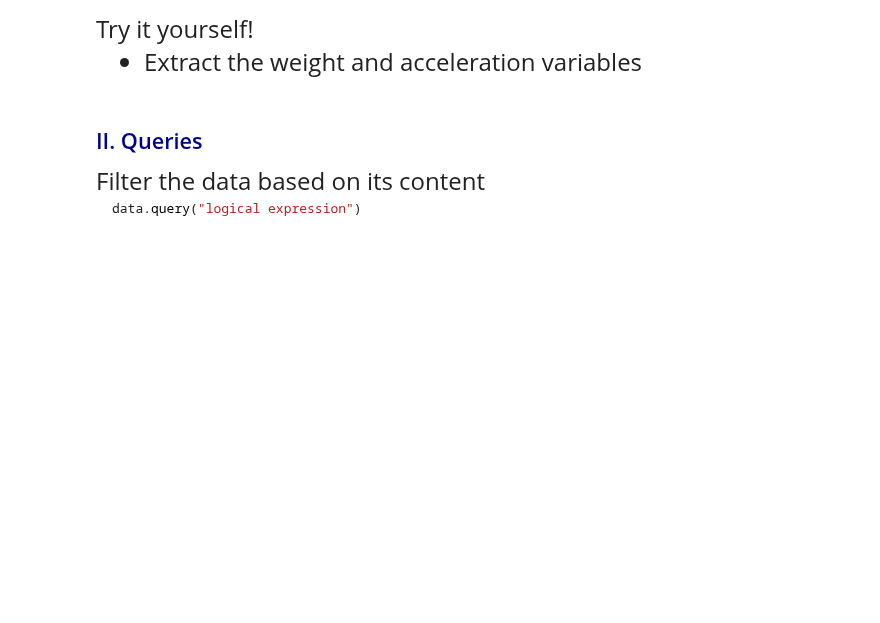
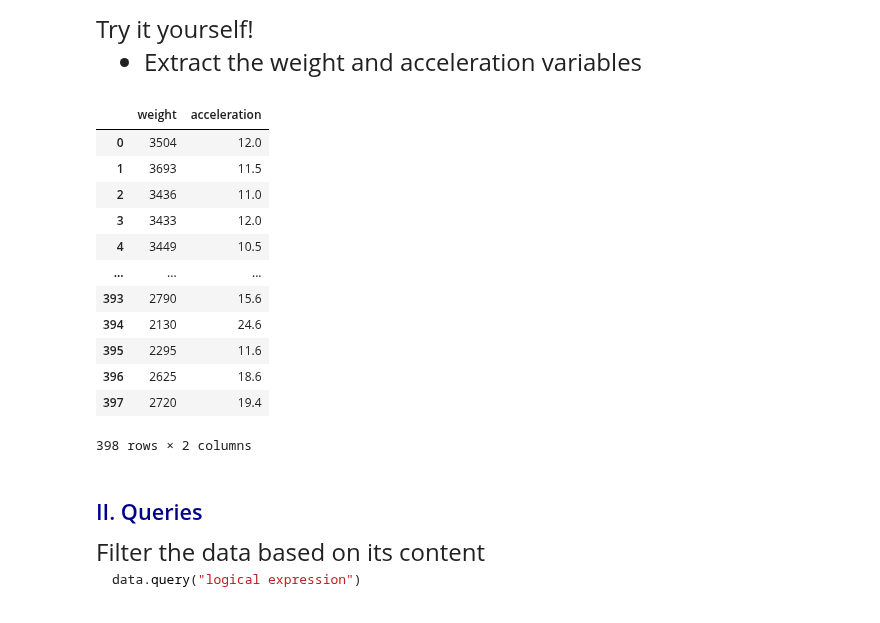
Before and after one commit to xueqiancheng8/datasci530fall2026, a Jupyter notebook: Lecture 02/Lecture 2b - Subsetting data and Query.ipynb, the cells around one changed output. Saved outputs shown, nothing was run; the diff lists cells and outputs as text; code cells hidden in the pictures; blank space fills up the shorter version.

```diff
--- a/Lecture 02/Lecture 2b - Subsetting data and Query.ipynb
+++ b/Lecture 02/Lecture 2b - Subsetting data and Query.ipynb
@@ -112,3 +112,26 @@ Try it yourself!
+# %%
+# Write your own code
+
+# To subset multiple columns write the name of the datasets
+# and enter a list in square brackets next to the name
+
+list_subsetcols     = ["weight","acceleration"]
+subcols_carfeatures = carfeatures[list_subsetcols]
+display(subcols_carfeatures)
+# %% [output]
+|  | weight | acceleration |
+| 0 | 3504 | 12.0 |
+| 1 | 3693 | 11.5 |
+| 2 | 3436 | 11.0 |
+| 3 | 3433 | 12.0 |
+| 4 | 3449 | 10.5 |
+| ... | ... | ... |
+| 393 | 2790 | 15.6 |
+| 394 | 2130 | 24.6 |
+| 395 | 2295 | 11.6 |
+| 396 | 2625 | 18.6 |
+| 397 | 2720 | 19.4 |
+398 rows × 2 columns
 # %% [markdown]
 ## <span style="color:darkblue"> II. Queries </span>
 
```
Also changed, not shown: parts of 6 cells of this notebook.
